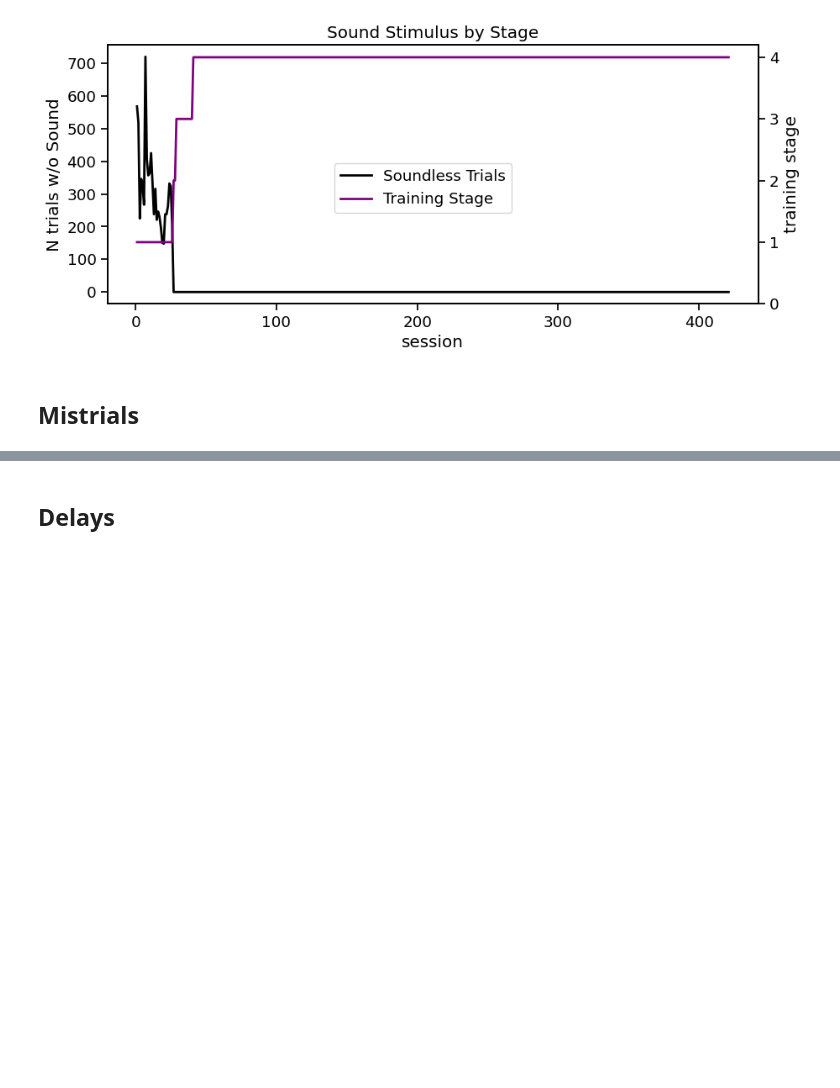
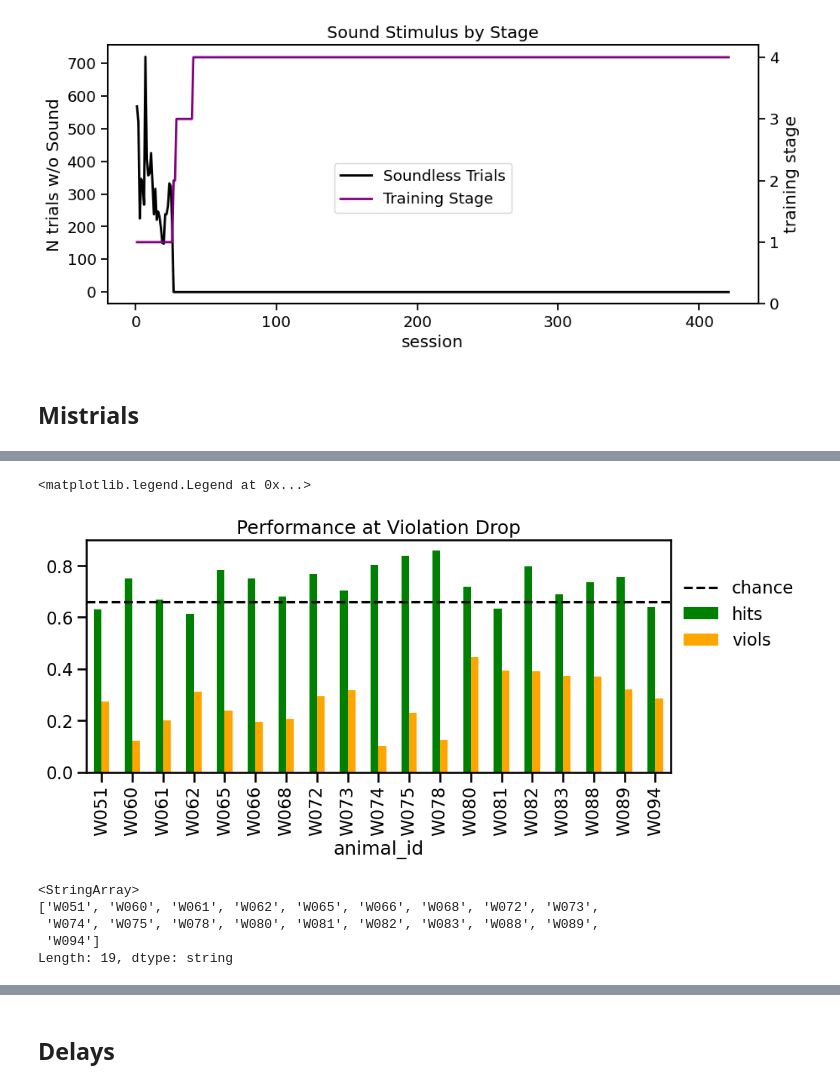
Before and after one commit to jess-breda/violations-multinomial, a Jupyter notebook: explring_dataset.ipynb, the cells around one changed output, grey strips where cells are left out. Drawn from its saved outputs; the diff is of its cells as text; code cells hidden in the pictures; blank space fills up the shorter version.

```diff
--- a/explring_dataset.ipynb
+++ b/explring_dataset.ipynb
@@ -140,0 +224,18 @@ fig.legend(loc="center")
+# %%
+fig,ax = plt.subplots(figsize = (10,4))
+viol_df.plot(kind="bar", x="animal_id", y=["hit_viol_drop", "viol_viol_drop"],
+             color=['green', 'orange'], label=["hits", "viols"],legend=True, title="Performance at Violation Drop",ax=ax)
+
+ax.axhline(y=0.66, color='k', linestyle='--', zorder=1, label="chance")
+ax.legend(loc=(1.01,0.5), frameon=False)
+# %% [output]
+<matplotlib.legend.Legend at 0x...>
+[figure, added]
+# %%
+rat_df_w_viols["subject_id"].unique()
+# %% [output]
+<StringArray>
+['W051', 'W060', 'W061', 'W062', 'W065', 'W066', 'W068', 'W072', 'W073',
+ 'W074', 'W075', 'W078', 'W080', 'W081', 'W082', 'W083', 'W088', 'W089',
+ 'W094']
+Length: 19, dtype: string
```
Also changed, not shown: parts of 16 cells of this notebook.
